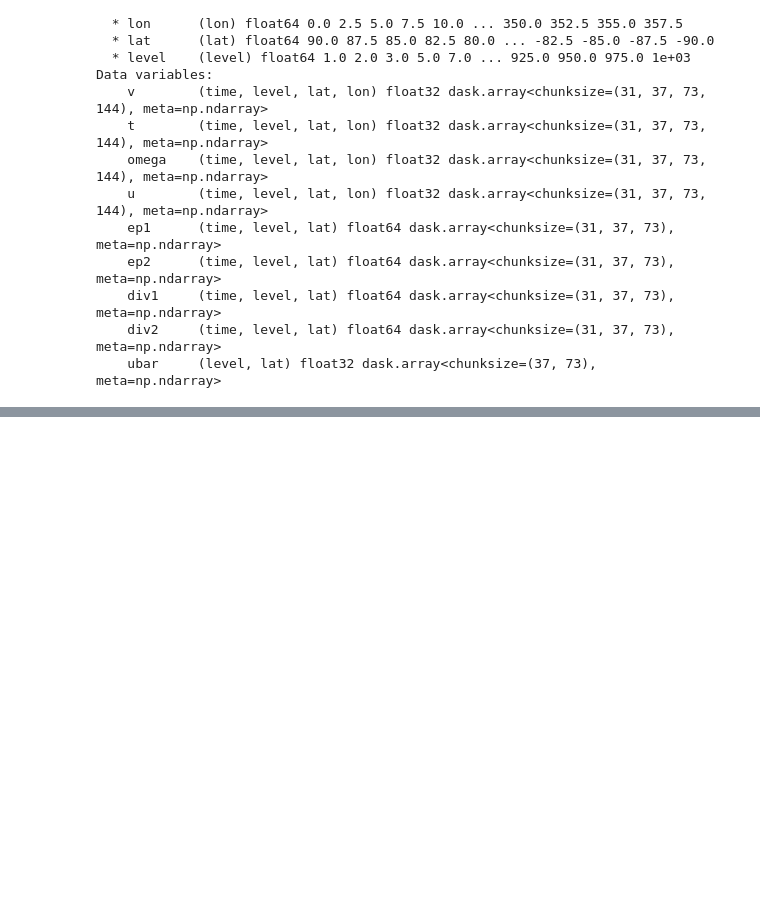
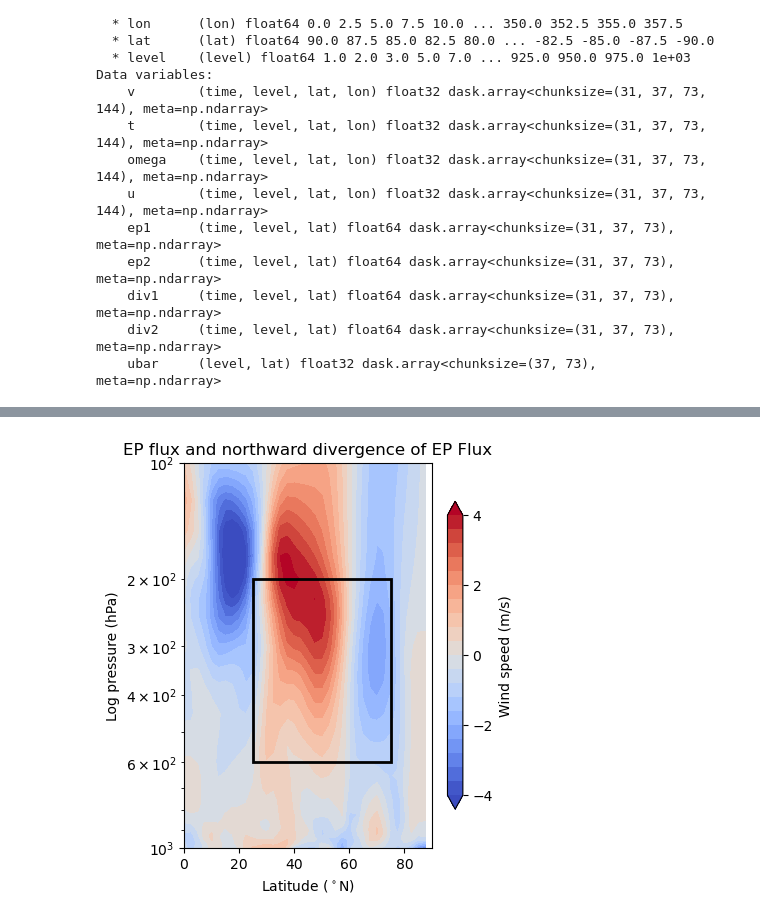
Before and after one commit to Caturrell/eddy_feedback, a Jupyter notebook: research/variability/variability.ipynb, the cells around one changed output, grey strips where cells are left out. Saved outputs shown, nothing was run; the diff lists cells and outputs as text; code cells hidden in the pictures; blank space fills up the shorter version.

```diff
--- a/research/variability/variability.ipynb
+++ b/research/variability/variability.ipynb
@@ -126,0 +52,4 @@ def plot_variance(ds, top_atmos=0., latitude=None, primitive=True):
+# %%
+ef.plot_epfluxes_div(ds, plot_arrows=False, latitude='NH', show_rect=True, top_atmos=100., yscale='log')
+# %% [output]
+[figure, added]
```
Also changed, not shown: parts of 9 cells of this notebook, 2 other files.
